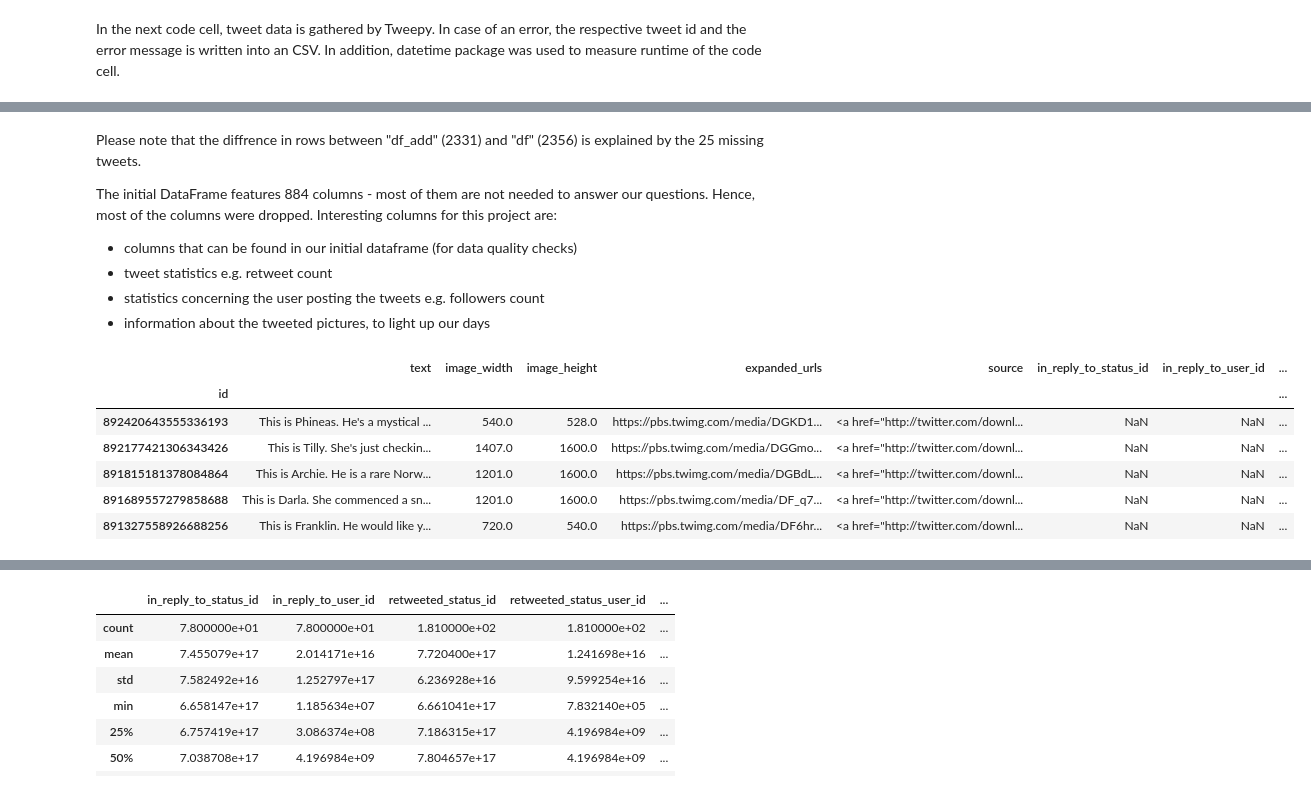
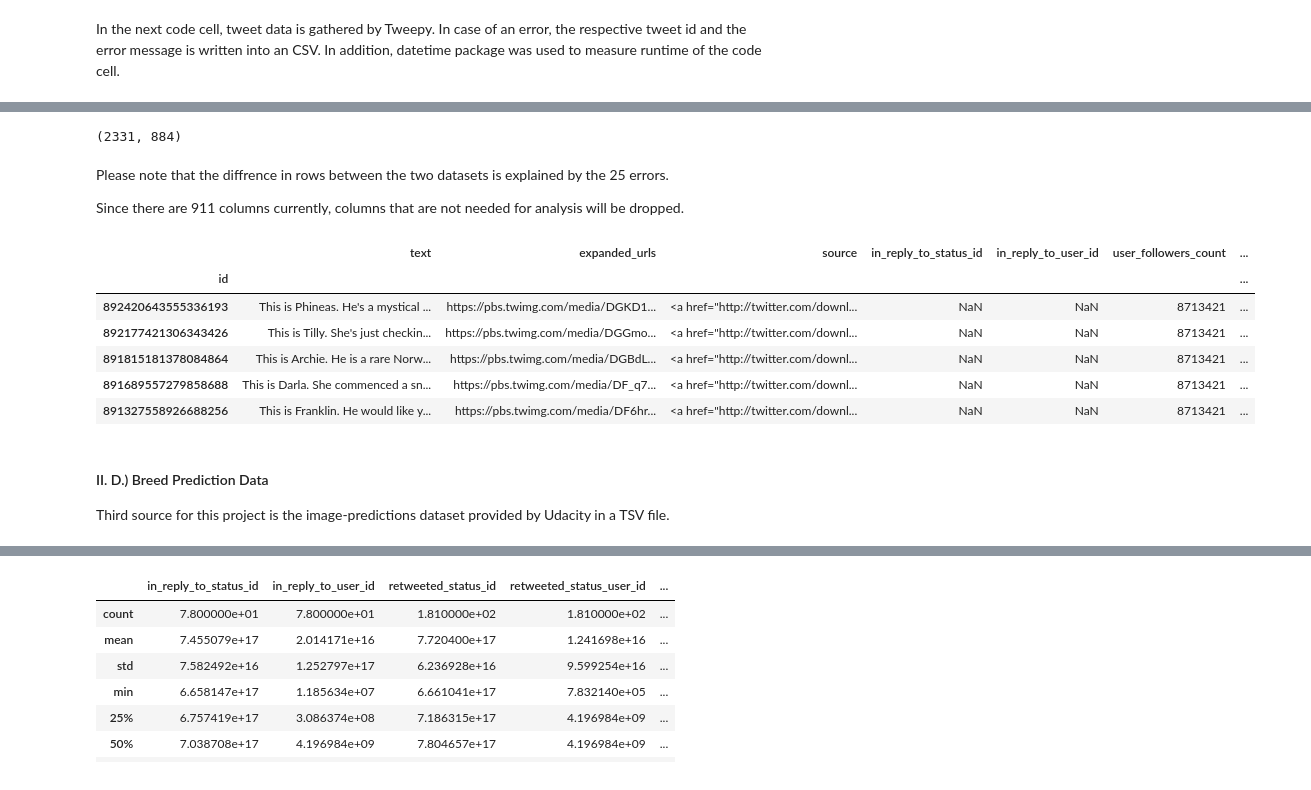
Before and after one commit to MaxTheil/repository_of_unwritten_code, a Jupyter notebook: Query Twitter Data/01_Analyse_WeRateDogs.ipynb, the cells around one changed output, grey strips where cells are left out. Drawn from its saved outputs; the diff is of its cells as text; code cells hidden in the pictures.

Commit message:
Update
- Analysis chapter added

```diff
--- a/Query Twitter Data/01_Analyse_WeRateDogs.ipynb
+++ b/Query Twitter Data/01_Analyse_WeRateDogs.ipynb
@@ -143,23 +87,25 @@ id_list = list(df.index)
 # %% [markdown]
 In the next code cell, tweet data is gathered by Tweepy. In case of an error, the respective tweet id and the error message is written into an CSV. In addition, datetime package was used to measure runtime of the code cell.
 # %%
-start_date = datetime.datetime.today()
+#start_date = datetime.datetime.today()
 
-tweet_data = []
-tweep_errors = []
+#tweet_data = []
+#tweep_errors = []
 
-for x in id_list:
-    try:
-        tweet_data.append(api.get_status(x, tweet_mode='extended')._json)
-    except tweepy.TweepError as error:
-        print('Unable to query:', str(x))
-        tweep_errors.append({'id':x, 'error':error})
+#id_list = list(df.index)
 
-print('Summary: '+str(len(tweep_errors))+' Missing Tweets ('+str(round(len(tweep_errors)/len(tweet_data),2))+'%)')
-
-with open('tweet_json.txt', 'w') as x:
-    json.dump(tweet_data, x)
-
-pd.DataFrame(tweep_errors).to_csv('tweet_errors.csv', index=False)
-
-print(str('Duration: '+str(datetime.datetime.today() - start_date)))
+#for x in id_list:
+#    try:
+#        tweet_data.append(api.get_status(x, tweet_mode='extended')._json)
+#    except tweepy.TweepError as error:
+#        print('Unable to query:', str(x))
+#        tweep_errors.append({'id':x, 'error':error})
+#
+#print('Summary: '+str(len(tweep_errors))+' Missing Tweets ('+str(round(len(tweep_errors)/len(tweet_data),2))+'%)')
+#
+#with open('tweet_json.txt', 'w') as x:
+#    json.dump(tweet_data, x)
+#
+#pd.DataFrame(tweep_errors).to_csv('tweet_errors.csv', index=False)
+#
+#print(str('Duration: '+str(datetime.datetime.today() - start_date)))
@@ -248,26 +152,27 @@ df_add.shape
-# %% [markdown]
-Please note that the diffrence in rows between "df_add" (2331) and "df" (2356) is explained by the 25 missing tweets.
-
-The initial DataFrame features 884 columns - most of them are not needed to answer our questions. Hence, most of the columns were dropped. Interesting columns for this project are:
-
-- columns that can be found in our initial dataframe (for data quality checks)
-- tweet statistics e.g. retweet count
-- statistics concerning the user posting the tweets e.g. followers count
-- information about the tweeted pictures, to light up our days
+# %%
+df_add.shape
+# %% [output]
+(2331, 884)
+# %% [markdown]
+Please note that the diffrence in rows between the two datasets is explained by the 25 errors.
+
+Since there are 911 columns currently, columns that are not needed for analysis will be dropped.
 # %%
-columns = ['full_text','extended_entities_media_0_sizes_large_w','extended_entities_media_0_sizes_large_h','extended_entities_media_0_media_url_https',
-           'source','in_reply_to_status_id','in_reply_to_user_id','user_followers_count','user_favourites_count','retweet_count',
-           'favorite_count','retweeted','is_quote_status']
+columns = ['full_text','extended_entities_media_0_media_url_https','source','in_reply_to_status_id','in_reply_to_user_id','user_followers_count','user_favourites_count','retweet_count','favorite_count','retweeted','is_quote_status']
 
 df_add = df_add[columns]
-df_add.rename(columns={'full_text':'text','extended_entities_media_0_sizes_large_w':'image_width','extended_entities_media_0_sizes_large_h':'image_height','extended_entities_media_0_media_url_https':'expanded_urls'}, inplace=True)
+df_add.rename(columns={'full_text':'text','extended_entities_media_0_media_url_https':'expanded_urls'}, inplace=True)
 
 df_add.head()
 # %% [output]
-|  | text | image_width | image_height | expanded_urls | source | in_reply_to_status_id | in_reply_to_user_id | ... |
-| id |  |  |  |  |  |  |  | ... |
-| 892420643555336193 | This is Phineas. He's a mystical ... | 540.0 | 528.0 | https://pbs.twimg.com/media/DGKD1... | <a href="http://twitter.com/downl... | NaN | NaN | ... |
-| 892177421306343426 | This is Tilly. She's just checkin... | 1407.0 | 1600.0 | https://pbs.twimg.com/media/DGGmo... | <a href="http://twitter.com/downl... | NaN | NaN | ... |
-| 891815181378084864 | This is Archie. He is a rare Norw... | 1201.0 | 1600.0 | https://pbs.twimg.com/media/DGBdL... | <a href="http://twitter.com/downl... | NaN | NaN | ... |
-| 891689557279858688 | This is Darla. She commenced a sn... | 1201.0 | 1600.0 | https://pbs.twimg.com/media/DF_q7... | <a href="http://twitter.com/downl... | NaN | NaN | ... |
-| 891327558926688256 | This is Franklin. He would like y... | 720.0 | 540.0 | https://pbs.twimg.com/media/DF6hr... | <a href="http://twitter.com/downl... | NaN | NaN | ... |
+|  | text | expanded_urls | source | in_reply_to_status_id | in_reply_to_user_id | user_followers_count | ... |
+| id |  |  |  |  |  |  | ... |
+| 892420643555336193 | This is Phineas. He's a mystical ... | https://pbs.twimg.com/media/DGKD1... | <a href="http://twitter.com/downl... | NaN | NaN | 8713421 | ... |
+| 892177421306343426 | This is Tilly. She's just checkin... | https://pbs.twimg.com/media/DGGmo... | <a href="http://twitter.com/downl... | NaN | NaN | 8713421 | ... |
+| 891815181378084864 | This is Archie. He is a rare Norw... | https://pbs.twimg.com/media/DGBdL... | <a href="http://twitter.com/downl... | NaN | NaN | 8713421 | ... |
+| 891689557279858688 | This is Darla. She commenced a sn... | https://pbs.twimg.com/media/DF_q7... | <a href="http://twitter.com/downl... | NaN | NaN | 8713421 | ... |
+| 891327558926688256 | This is Franklin. He would like y... | https://pbs.twimg.com/media/DF6hr... | <a href="http://twitter.com/downl... | NaN | NaN | 8713421 | ... |
+# %% [markdown]
+#### II. D.) Breed Prediction Data
+
+Third source for this project is the image-predictions dataset provided by Udacity in a TSV file.
```
Also changed, not shown: parts of 147 cells of this notebook.
